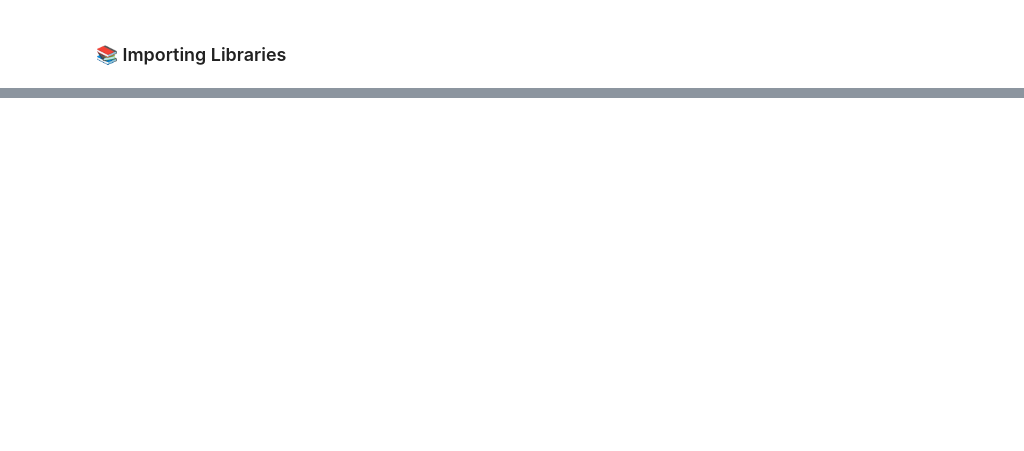
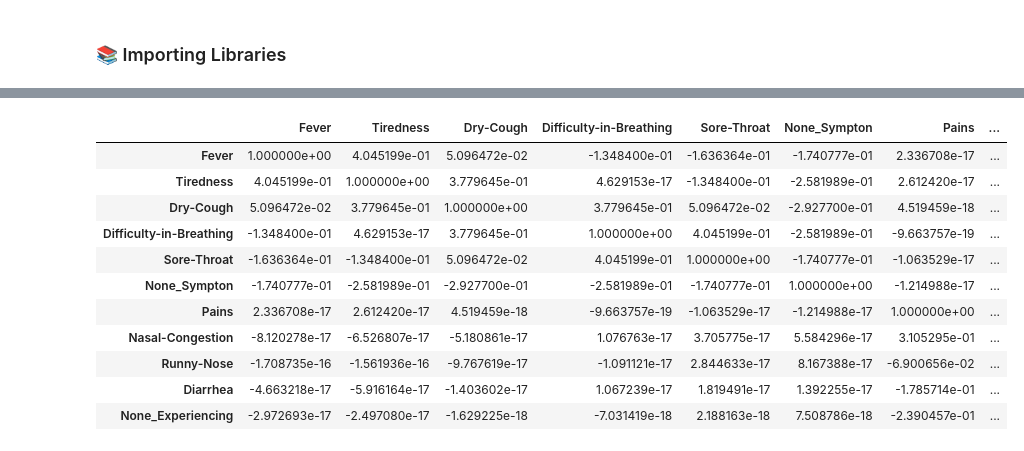
Before and after one commit to RSMMIX/LinearProject, a Jupyter notebook: ProjectCovid_19.ipynb, the cells around one changed output, grey strips where cells are left out. Drawn from its saved outputs; the diff is of its cells as text; code cells hidden in the pictures; blank space fills up the shorter version.

```diff
--- a/ProjectCovid_19.ipynb
+++ b/ProjectCovid_19.ipynb
@@ -180,0 +95,15 @@ plt.show()
+# %%
+plotCorrelationMatrix(data, 8)
+# %% [output]
+|  | Fever | Tiredness | Dry-Cough | Difficulty-in-Breathing | Sore-Throat | None_Sympton | Pains | ... |
+| Fever | 1.000000e+00 | 4.045199e-01 | 5.096472e-02 | -1.348400e-01 | -1.636364e-01 | -1.740777e-01 | 2.336708e-17 | ... |
+| Tiredness | 4.045199e-01 | 1.000000e+00 | 3.779645e-01 | 4.629153e-17 | -1.348400e-01 | -2.581989e-01 | 2.612420e-17 | ... |
+| Dry-Cough | 5.096472e-02 | 3.779645e-01 | 1.000000e+00 | 3.779645e-01 | 5.096472e-02 | -2.927700e-01 | 4.519459e-18 | ... |
+| Difficulty-in-Breathing | -1.348400e-01 | 4.629153e-17 | 3.779645e-01 | 1.000000e+00 | 4.045199e-01 | -2.581989e-01 | -9.663757e-19 | ... |
+| Sore-Throat | -1.636364e-01 | -1.348400e-01 | 5.096472e-02 | 4.045199e-01 | 1.000000e+00 | -1.740777e-01 | -1.063529e-17 | ... |
+| None_Sympton | -1.740777e-01 | -2.581989e-01 | -2.927700e-01 | -2.581989e-01 | -1.740777e-01 | 1.000000e+00 | -1.214988e-17 | ... |
+| Pains | 2.336708e-17 | 2.612420e-17 | 4.519459e-18 | -9.663757e-19 | -1.063529e-17 | -1.214988e-17 | 1.000000e+00 | ... |
+| Nasal-Congestion | -8.120278e-17 | -6.526807e-17 | -5.180861e-17 | 1.076763e-17 | 3.705775e-17 | 5.584296e-17 | 3.105295e-01 | ... |
+| Runny-Nose | -1.708735e-16 | -1.561936e-16 | -9.767619e-17 | -1.091121e-17 | 2.844633e-17 | 8.167388e-17 | -6.900656e-02 | ... |
+| Diarrhea | -4.663218e-17 | -5.916164e-17 | -1.403602e-17 | 1.067239e-17 | 1.819491e-17 | 1.392255e-17 | -1.785714e-01 | ... |
+| None_Experiencing | -2.972693e-17 | -2.497080e-17 | -1.629225e-18 | -7.031419e-18 | 2.188163e-18 | 7.508786e-18 | -2.390457e-01 | ... |
```
Also changed, not shown: parts of 23 cells of this notebook, 2 other files.
